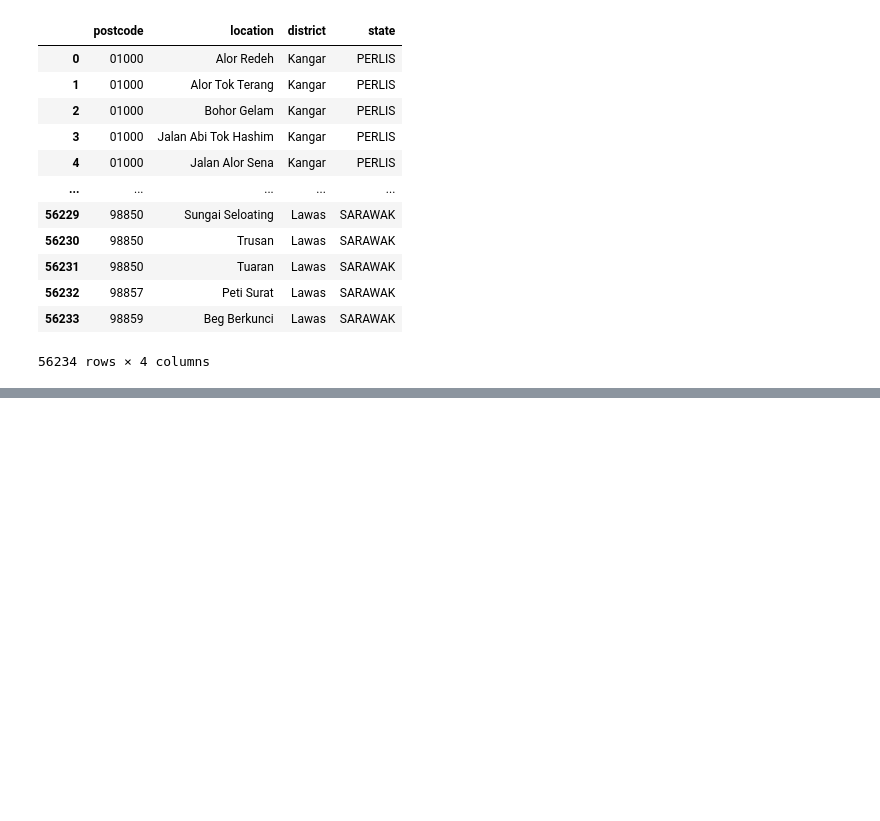
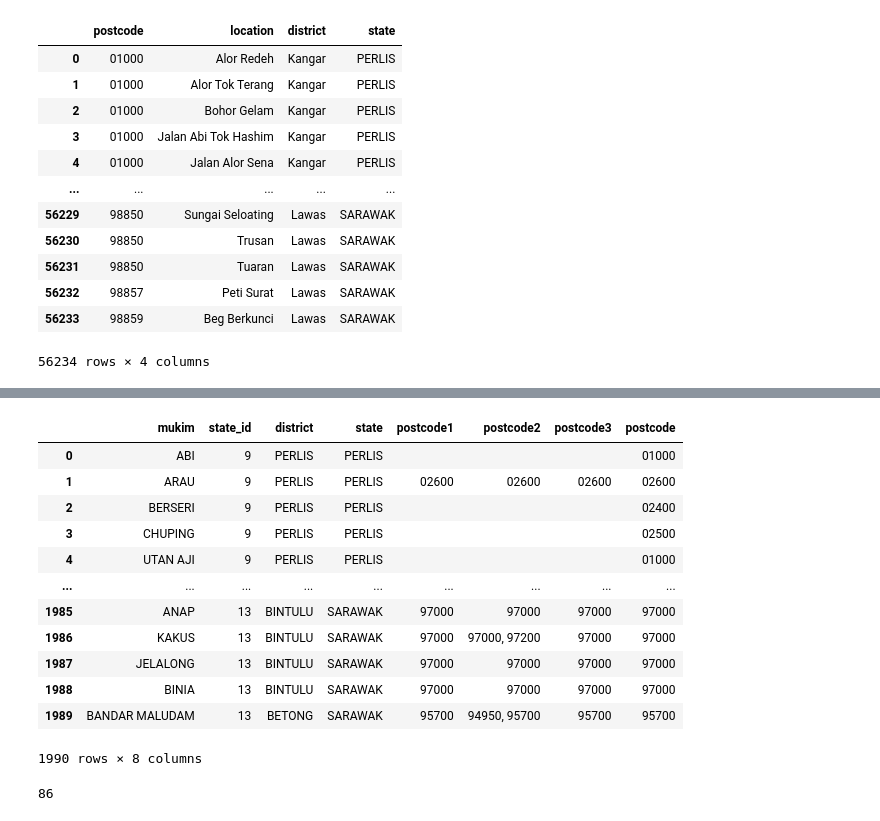
Before and after one commit to izardy/malaysia-postcode-mapper, a Jupyter notebook: data-prep.ipynb, the cells around one changed output, grey strips where cells are left out. Cells and saved outputs as stored; diff of their text form; code cells hidden in the pictures; blank space fills up the shorter version.

```diff
--- a/data-prep.ipynb
+++ b/data-prep.ipynb
@@ -279,0 +314,38 @@ KeyboardInterrupt:
+# %%
+mukim_district_state['postcode']=np.where(mukim_district_state['mukim']=='ABI', '01000', mukim_district_state['postcode'])
+mukim_district_state['postcode']=np.where(mukim_district_state['mukim']=='BERSERI', '02400', mukim_district_state['postcode'])
+mukim_district_state['postcode']=np.where(mukim_district_state['mukim']=='CHUPING', '02500', mukim_district_state['postcode'])
+mukim_district_state['postcode']=np.where(mukim_district_state['mukim']=='UTAN AJI', '01000', mukim_district_state['postcode'])
+mukim_district_state['postcode']=np.where(mukim_district_state['mukim']=='KECHOR', '01000', mukim_district_state['postcode'])
+mukim_district_state['postcode']=np.where(mukim_district_state['mukim']=='KURONG ANAI', '02600', mukim_district_state['postcode'])
+mukim_district_state['postcode']=np.where(mukim_district_state['mukim']=='KURONG BATANG', '01000', mukim_district_state['postcode'])
+mukim_district_state['postcode']=np.where(mukim_district_state['mukim']=='NGULANG', '02400', mukim_district_state['postcode'])
+mukim_district_state['postcode']=np.where(mukim_district_state['mukim']=='ORAN', '02500', mukim_district_state['postcode'])
+mukim_district_state['postcode']=np.where(mukim_district_state['mukim']=='PADANG SIDING', '02600', mukim_district_state['postcode'])
+mukim_district_state['postcode']=np.where(mukim_district_state['mukim']=='PAYA', '02400', mukim_district_state['postcode'])
+mukim_district_state['postcode']=np.where(mukim_district_state['mukim']=='SANGLANG', '02800', mukim_district_state['postcode'])
+mukim_district_state['postcode']=np.where(mukim_district_state['mukim']=='SENA', '01000', mukim_district_state['postcode'])
+mukim_district_state['postcode']=np.where(mukim_district_state['mukim']=='SERIAB', '01000', mukim_district_state['postcode'])
+mukim_district_state['postcode']=np.where(mukim_district_state['mukim']=='SUNGAI ADAM', '02600', mukim_district_state['postcode'])
+mukim_district_state['postcode']=np.where(mukim_district_state['mukim']=='TITI TINGGI', '02100', mukim_district_state['postcode'])
+mukim_district_state['postcode']=np.where(mukim_district_state['mukim']=='WANG BINTONG', '01000', mukim_district_state['postcode'])
+
+mukim_district_state
+# %% [output]
+|  | mukim | state_id | district | state | postcode1 | postcode2 | postcode3 | postcode |
+| 0 | ABI | 9 | PERLIS | PERLIS |  |  |  | 01000 |
+| 1 | ARAU | 9 | PERLIS | PERLIS | 02600 | 02600 | 02600 | 02600 |
+| 2 | BERSERI | 9 | PERLIS | PERLIS |  |  |  | 02400 |
+| 3 | CHUPING | 9 | PERLIS | PERLIS |  |  |  | 02500 |
+| 4 | UTAN AJI | 9 | PERLIS | PERLIS |  |  |  | 01000 |
+| ... | ... | ... | ... | ... | ... | ... | ... | ... |
+| 1985 | ANAP | 13 | BINTULU | SARAWAK | 97000 | 97000 | 97000 | 97000 |
+| 1986 | KAKUS | 13 | BINTULU | SARAWAK | 97000 | 97000, 97200 | 97000 | 97000 |
+| 1987 | JELALONG | 13 | BINTULU | SARAWAK | 97000 | 97000 | 97000 | 97000 |
+| 1988 | BINIA | 13 | BINTULU | SARAWAK | 97000 | 97000 | 97000 | 97000 |
+| 1989 | BANDAR MALUDAM | 13 | BETONG | SARAWAK | 95700 | 94950, 95700 | 95700 | 95700 |
+1990 rows × 8 columns
+# %%
+len(mukim_district_state[(mukim_district_state['postcode']=='')&(mukim_district_state['state']=='PULAU PINANG')])
+# %% [output]
+86
```
Also changed, not shown: parts of 6 cells of this notebook.
